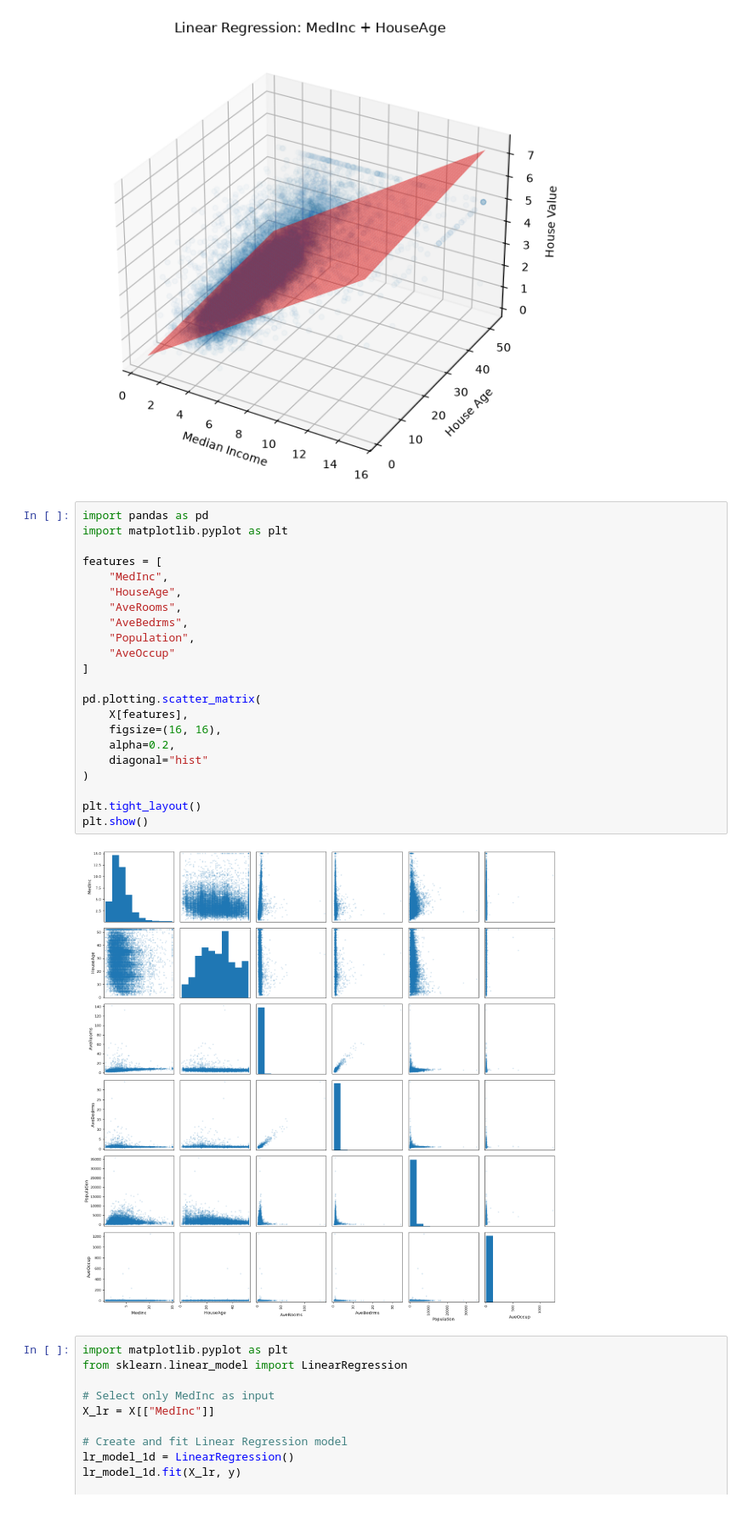
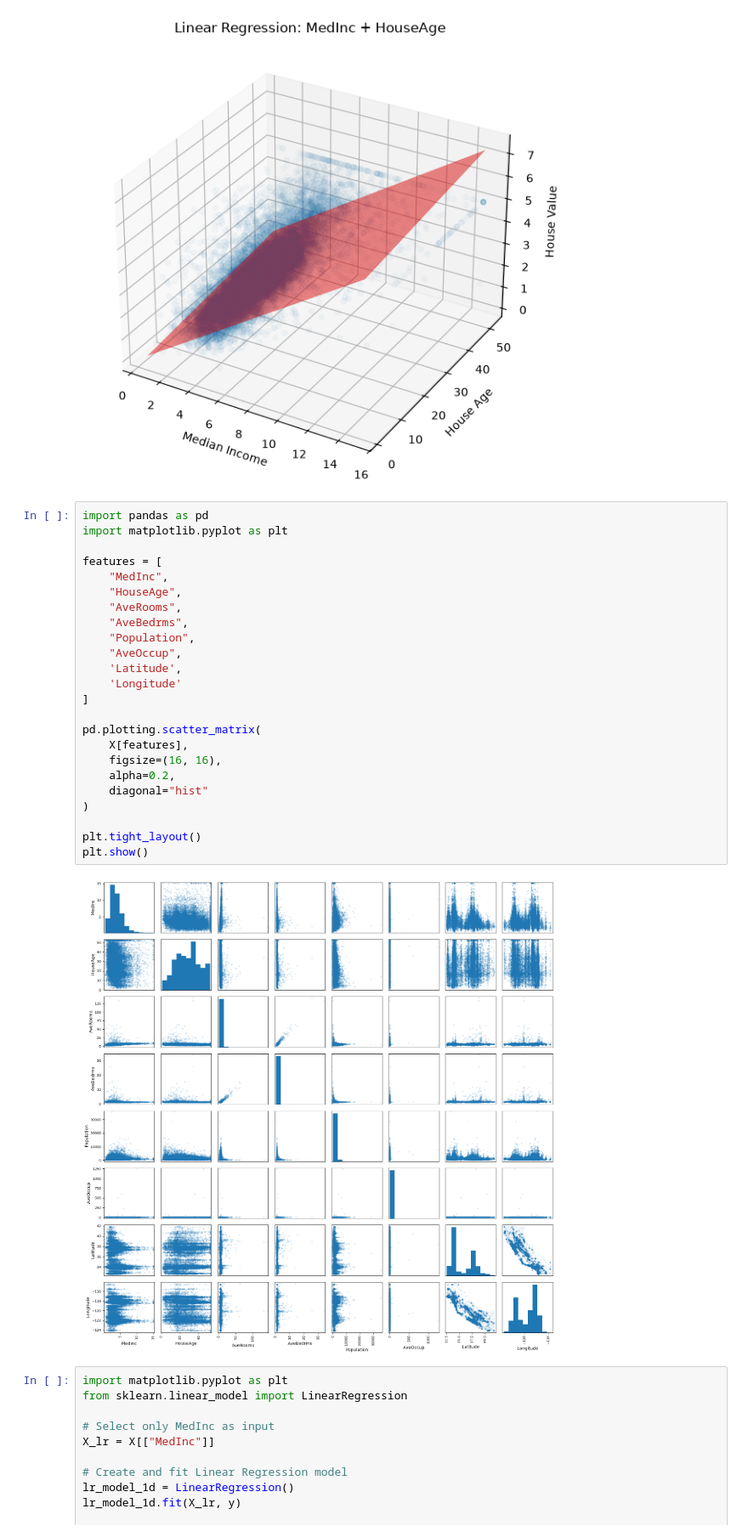
Before and after one commit to Shaelesh/Housing-price-prediction, a Jupyter notebook: Housing price prediction.ipynb, the cells around one changed output. Shown at 85% size. Cells and saved outputs as stored; diff of their text form.

```diff
--- a/Housing price prediction.ipynb
+++ b/Housing price prediction.ipynb
@@ -219,27 +219,29 @@ plt.show()
 # %%
 import pandas as pd
 import matplotlib.pyplot as plt
 
 features = [
     "MedInc",
     "HouseAge",
     "AveRooms",
     "AveBedrms",
     "Population",
-    "AveOccup"
+    "AveOccup",
+    'Latitude',
+    'Longitude'
 ]
 
 pd.plotting.scatter_matrix(
     X[features],
     figsize=(16, 16),
     alpha=0.2,
     diagonal="hist"
 )
 
 plt.tight_layout()
 plt.show()
 # %% [output]
-[figure, old version]
+[figure, new version]
 # %%
 import matplotlib.pyplot as plt
 from sklearn.linear_model import LinearRegression
```
Also changed, not shown: parts of 1 cell of this notebook.
